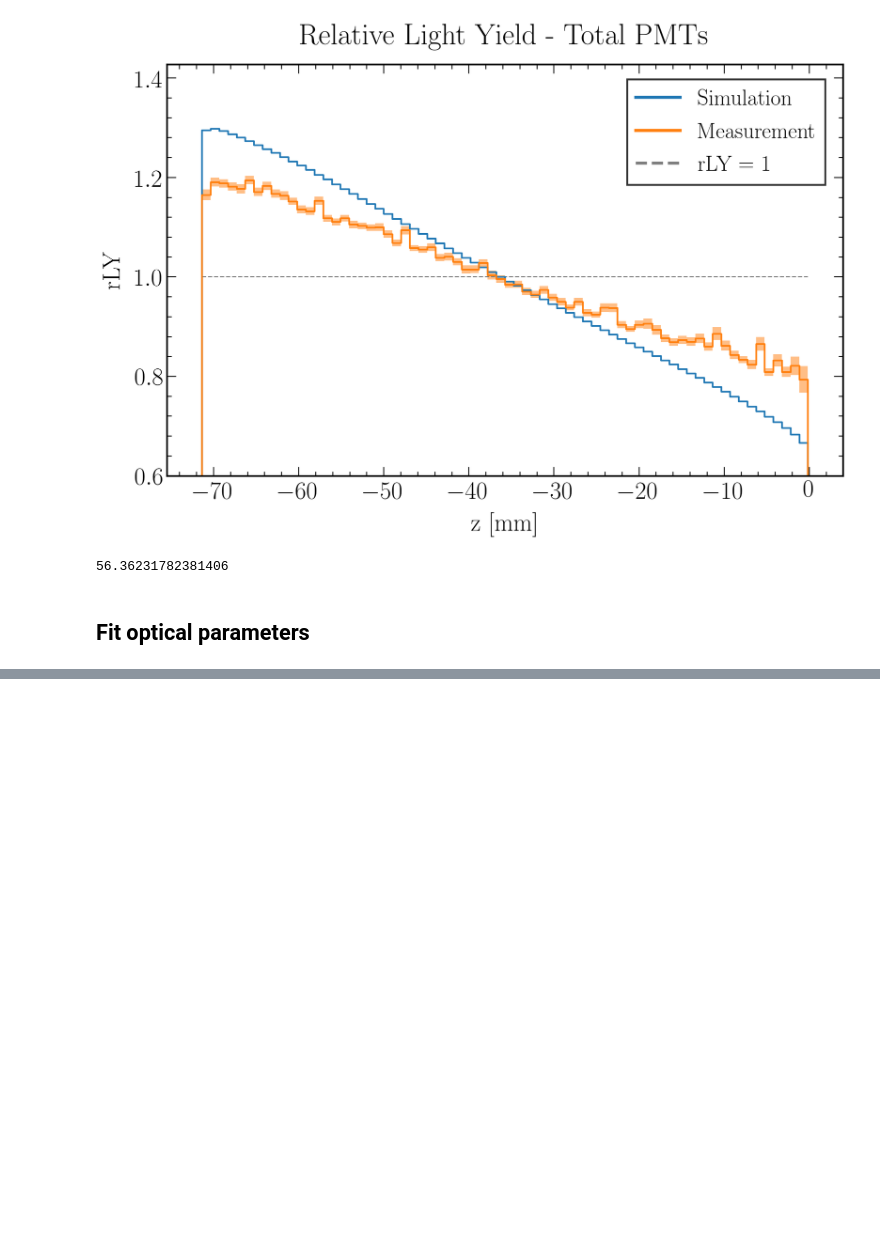
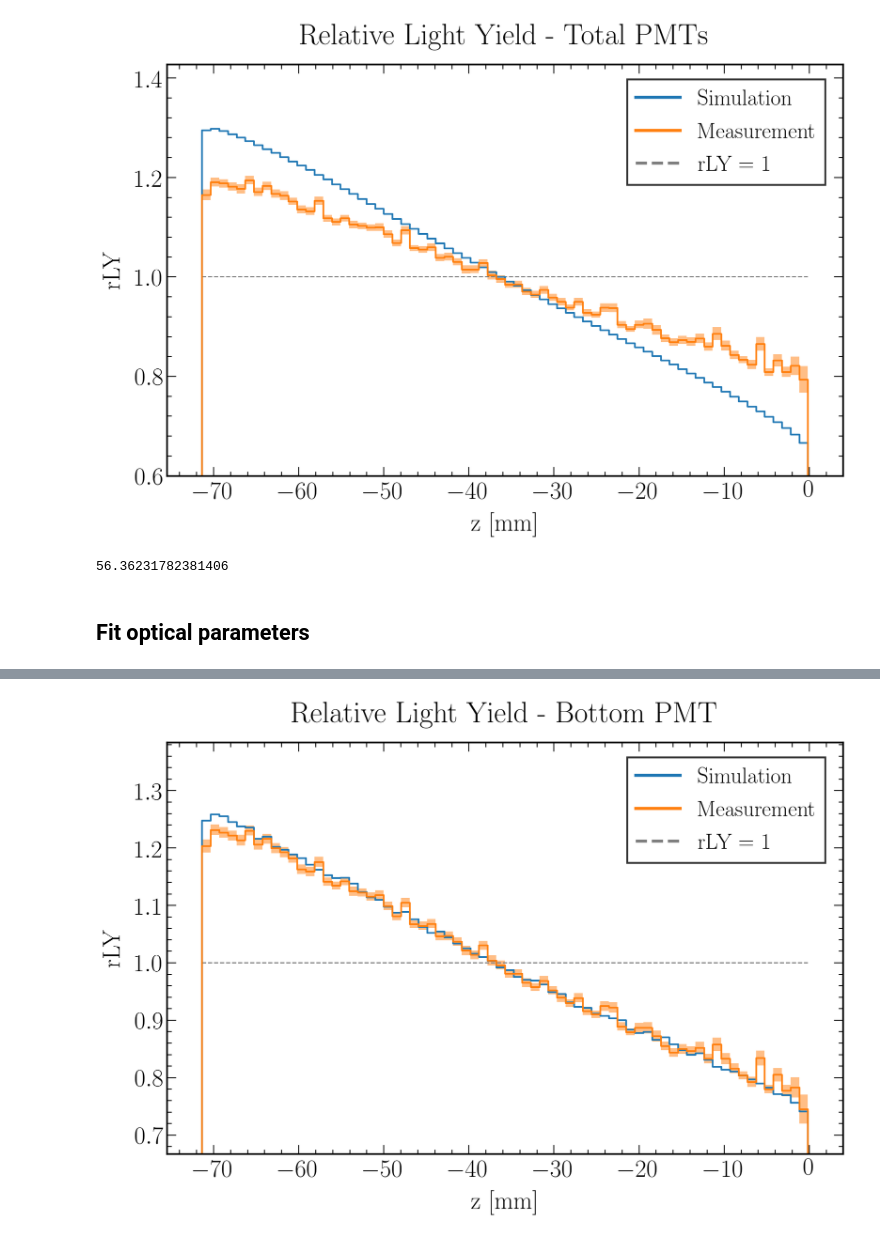
Before and after one commit to AG-Schumann/Xebra_G4_Analysis, a Jupyter notebook: Influence_optical_parameters/rLY_vs_z_comparison_data.ipynb, the cells around one changed output, grey strips where cells are left out. Cells and saved outputs as stored; diff of their text form; code cells hidden in the pictures; blank space fills up the shorter version.

Commit message:
Fit simulations to data.

```diff
--- a/Influence_optical_parameters/rLY_vs_z_comparison_data.ipynb
+++ b/Influence_optical_parameters/rLY_vs_z_comparison_data.ipynb
@@ -828,3 +828,23 @@ np.sum((rLY_meas_all - rLY_sim_default_all)**2 / (rLY_meas_all_err)**2) / len(rL
 56.36231782381406
 # %% [markdown]
 ## Fit optical parameters
+# %%
+rng = (df_sim['rLY_bottom'].index[0], df_sim['rLY_bottom'].index[-1])
+chi_suared_red_list = np.array([np.nan]*len(df_sim['rLY_bottom']))
+
+for i in range(rng[0], rng[1]+1):
+    rLY_sim_bottom = df_sim['rLY_bottom'].loc[i]
+
+    if np.isnan(df_sim['rLY_bottom'].loc[i][0]):
+        chi_suared_red_list[i] = np.inf
+    else:
+        ## Reduced chi-squared statistic
+        chi_suared_red = np.sum((rLY_meas_bottom - rLY_sim_bottom)**2 / (rLY_meas_bottom_err)**2) / len(rLY_meas_bottom)
+        chi_suared_red_list[i] = chi_suared_red
+
+df_sim['chi_suared_red_bottom'] = chi_suared_red_list.tolist()
+# %%
+## Minimum for all parameters
+idxmin_all = df_sim['chi_suared_red_bottom'].idxmin()
+filename_prefix_idxmin_all = filename_prefix_sim+'_RPTFE'+str(df_sim.loc[idxmin_all]['RPTFE'])+'_LXeAbs'+str(df_sim.loc[idxmin_all]['LXeAbs'])+'_Tmesh'+str(df_sim.loc[idxmin_all]['Tmesh'])
+df_sim.loc[idxmin_all]
@@ -830,0 +860,75 @@ np.sum((rLY_meas_all - rLY_sim_default_all)**2 / (rLY_meas_all_err)**2) / len(rL
+# %%
+## df_sim['rLY_bottom'].loc[idxmin_all]
+
+#############################################
+## Set plot styles:
+#############################################
+
+fig=plt.figure(figsize=(16, 10), dpi=150)
+
+# Text options
+plt.rc('text', usetex=True)
+plt.rc('font', family='serif')
+
+# Labels
+label_size = 32.5 #25
+label_pad = 13 #10
+title_size = 39 #30
+title_pad = 26 #20
+
+# Axes Parameters
+axes = plt.gca()
+axes.tick_params(axis='both')
+
+# Axes ---> Linewidth
+for axis in ['top','bottom','left','right']:
+    axes.spines[axis].set_linewidth(2.2)
+
+# Axes ---> Ticks
+axes.xaxis.set_minor_locator(AutoMinorLocator(5))
+plt.tick_params(which='minor', direction='in', labelsize=label_size, top=True, right=True, width=1.2, length=6)
+axes.yaxis.set_minor_locator(AutoMinorLocator(5))
+plt.tick_params(which='minor', direction='in', labelsize=label_size, top=True, right=True, width=1.2, length=6)
+plt.tick_params(which='major', direction='in', labelsize=label_size, top=True, right=True, width=1.2, length=12)
+
+# Grid
+#plt.grid(True)
+
+#############################################
+## Plot specific settings and plot data
+#############################################
+
+# Data plot
+
+plt.hlines(1, -71.35, -0.15, colors='gray', linestyles='dashed', label = 'rLY = 1')
+
+ns = np.concatenate((np.array([0]), df_sim['rLY_bottom'].loc[idxmin_all], np.array([0])))
+plt.step(bns, ns, where='mid', linewidth = 2.2, label = 'Simulation', color = 'C0')
+
+ns = np.concatenate((np.array([0]), rLY_meas_bottom, np.array([0])))
+ns_err = np.concatenate((np.array([0]), rLY_meas_bottom_err, np.array([0])))
+plt.step(bns, ns, where='mid', linewidth = 2.2, label = 'Measurement', color = 'C1')
+plt.fill_between(bns, ns - ns_err, ns + ns_err,
+                 facecolor='C1', alpha=0.5, step = 'mid')
+
+plt.xlabel('z [mm]', fontsize = label_size, labelpad = label_pad)
+plt.ylabel('rLY', fontsize = label_size, labelpad = label_pad)
+plt.title('Relative Light Yield - Bottom PMT', fontsize = title_size, pad = title_pad)
+
+# Legend
+leg = plt.legend(loc=1, bbox_to_anchor=(0.99,0.99), fontsize=0.9*label_size, frameon=True, shadow=False, edgecolor='black', fancybox=False)
+for line in leg.get_lines(): # enumerated
+    line.set_linewidth(4)
+leg.get_frame().set_linewidth(2.5)
+
+# Axes ---> Range
+plt.ylim(0.9*np.min([np.min(rLY_meas_bottom),
+       np.min(df_sim['rLY_bottom'].loc[idxmin_all])]),
+         1.1*np.max([np.max(rLY_meas_bottom),
+       np.max(df_sim['rLY_bottom'].loc[idxmin_all])]))
+
+fig.savefig(filename_prefix_idxmin_all+"_vs_"+filename_prefix_meas+"_rLY_z_bottom.png", bbox_inches='tight')
+
+plt.show()
+# %% [output]
+[figure, added]
```
Also changed, not shown: parts of 5 cells of this notebook.
